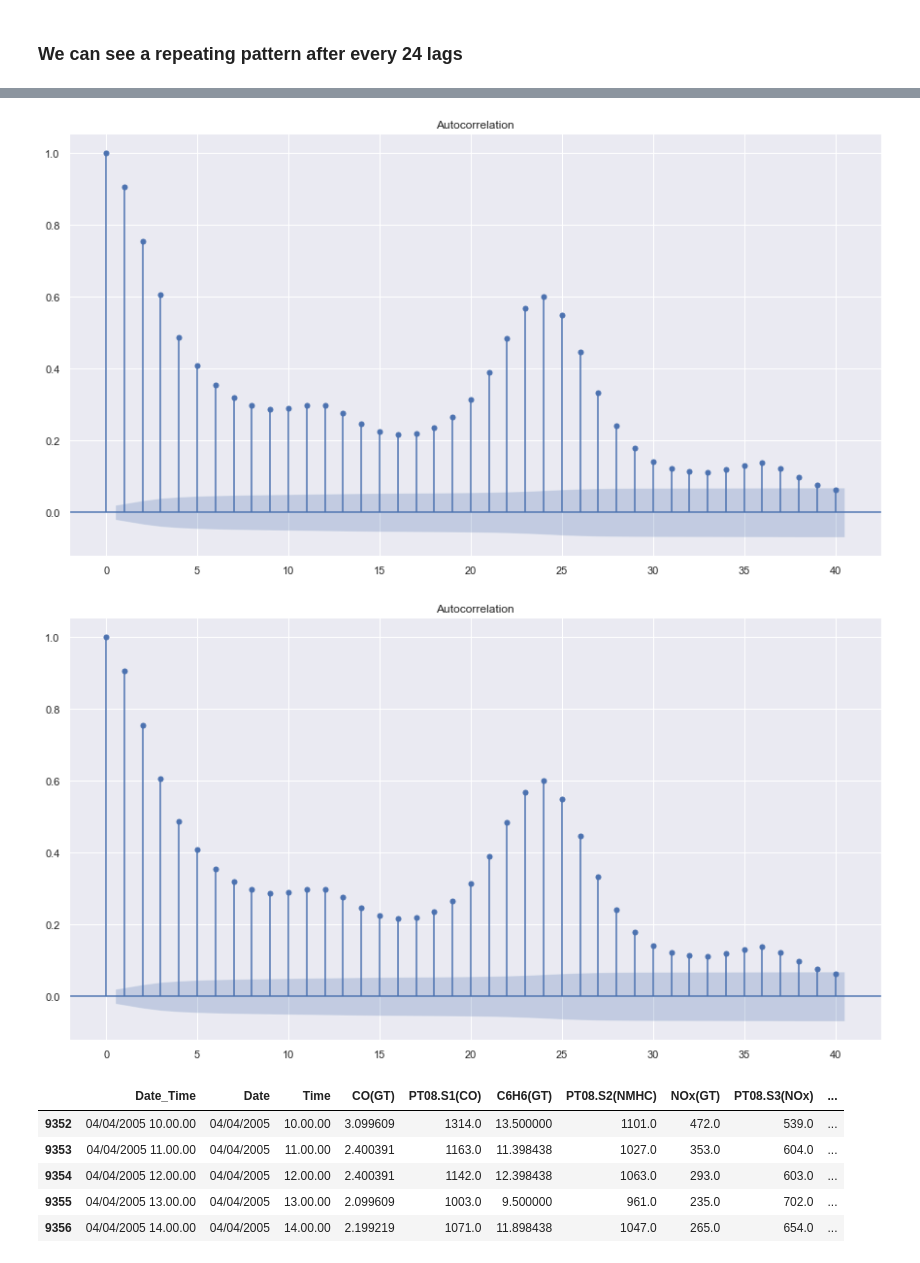
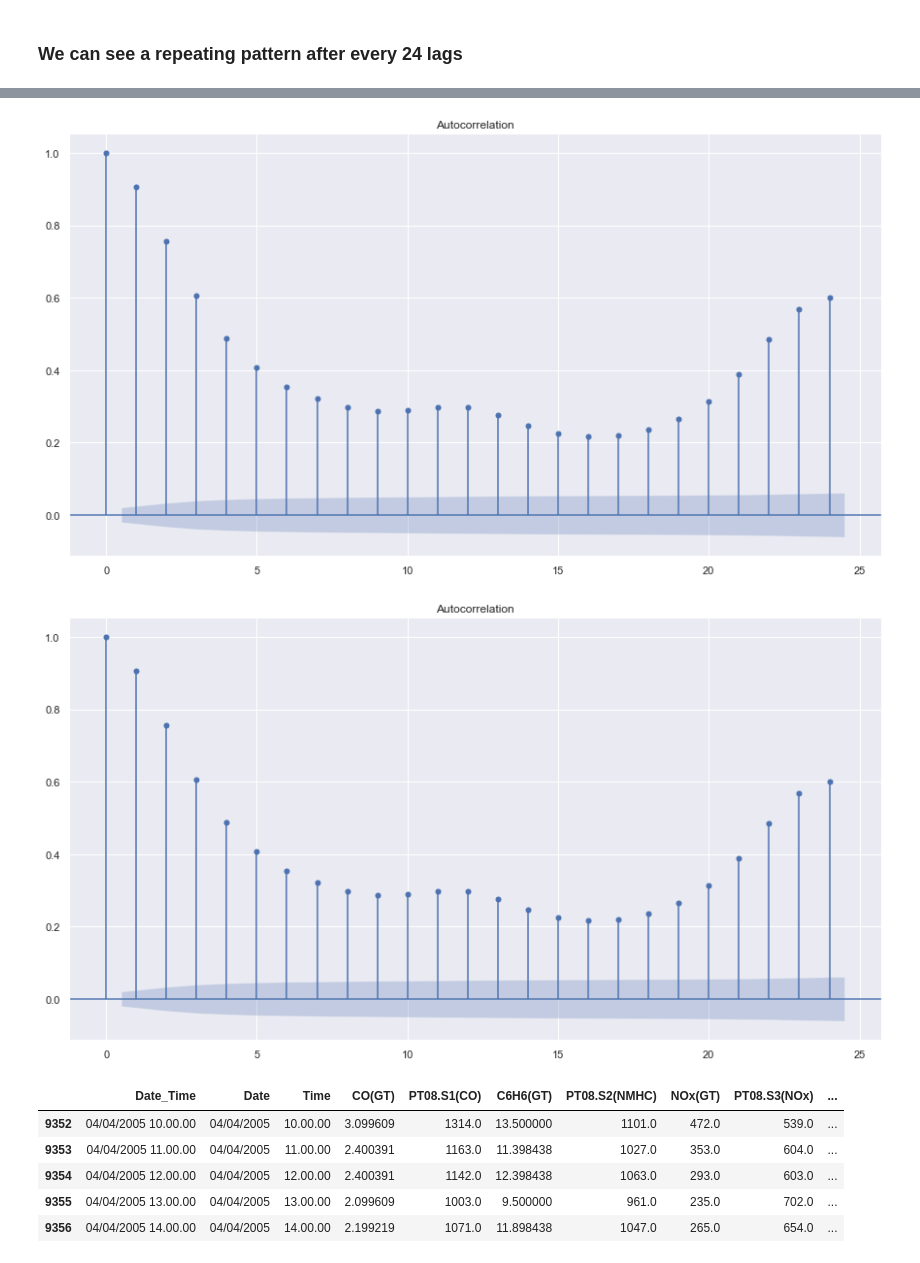
Before and after one commit to Jitensid/Data-Science-Lab-Submissions, a Jupyter notebook: Lab 6/DS Lab Exp 6.ipynb, the cells around one changed output, grey strips where cells are left out. Cells and saved outputs as stored; diff of their text form; code cells hidden in the pictures.

```diff
--- a/Lab 6/DS Lab Exp 6.ipynb
+++ b/Lab 6/DS Lab Exp 6.ipynb
@@ -505,9 +497,9 @@ plot_acf(df['NO2(GT)'])
 # %%
 from statsmodels.graphics.tsaplots import plot_acf
-plot_acf(df['PT08.S3(NOx)'])
+plot_acf(df['PT08.S3(NOx)'], lags=24)
 # %% [output]
-[figure, old version]
+[figure, new version]
-[figure, old version]
+[figure, new version]
 # %%
 df.tail()
 # %% [output]
```
Also changed, not shown: parts of 15 cells of this notebook, 4 other files.
